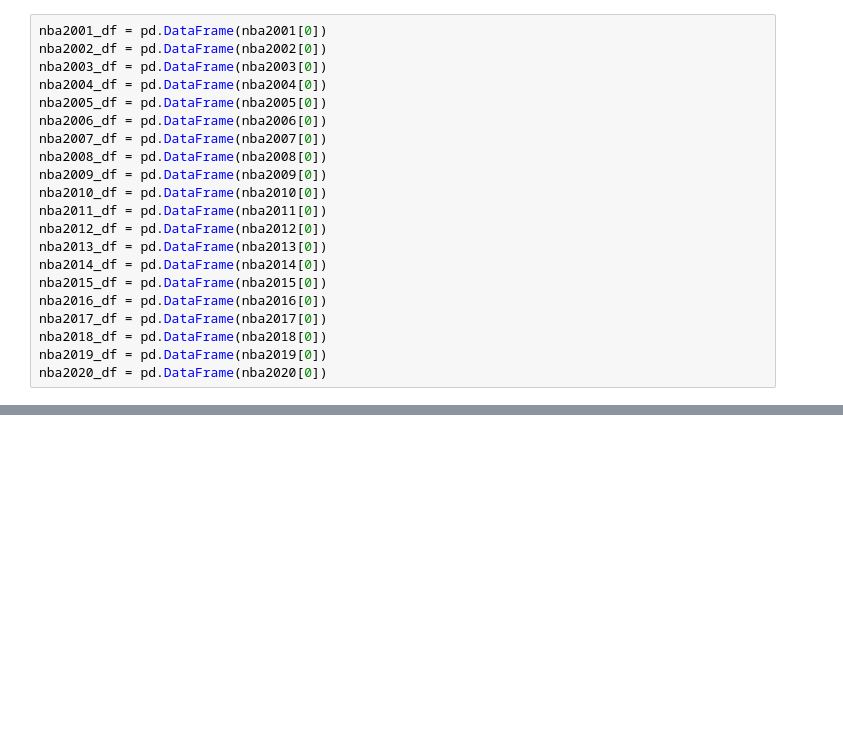
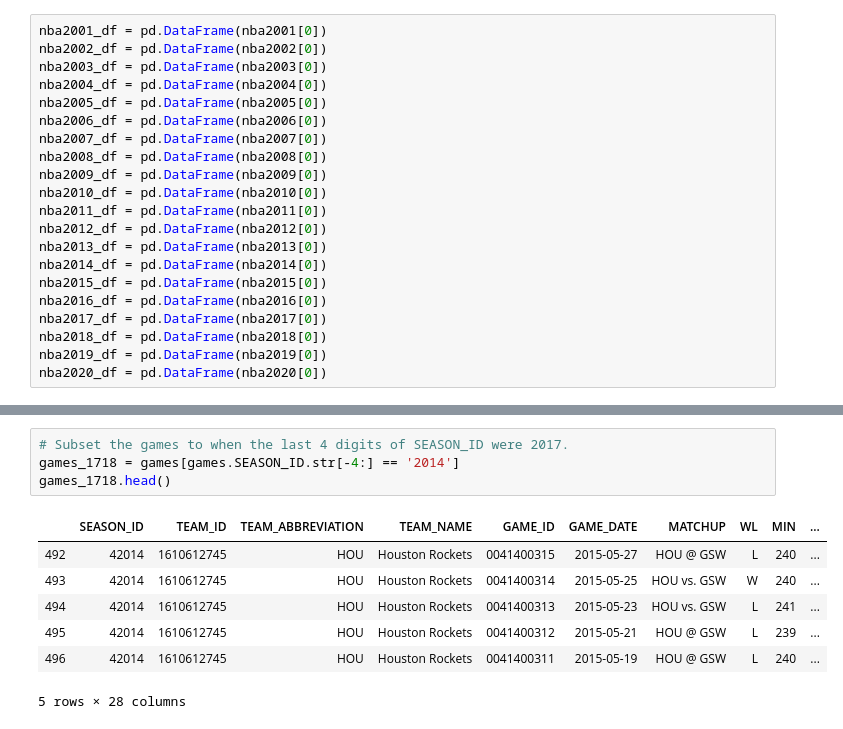
Before and after one commit to brentgarbe/Group6Repo, a Jupyter notebook: Data_Exploration.ipynb, the cells around one changed output, grey strips where cells are left out. Cells and saved outputs as stored; diff of their text form; blank space fills up the shorter version.

```diff
--- a/Data_Exploration.ipynb
+++ b/Data_Exploration.ipynb
@@ -56,0 +170,12 @@ nba2020_df = pd.DataFrame(nba2020[0])
+# %%
+# Subset the games to when the last 4 digits of SEASON_ID were 2017.
+games_1718 = games[games.SEASON_ID.str[-4:] == '2014']
+games_1718.head()
+# %% [output]
+|  | SEASON_ID | TEAM_ID | TEAM_ABBREVIATION | TEAM_NAME | GAME_ID | GAME_DATE | MATCHUP | WL | MIN | ... |
+| 492 | 42014 | 1610612745 | HOU | Houston Rockets | 0041400315 | 2015-05-27 | HOU @ GSW | L | 240 | ... |
+| 493 | 42014 | 1610612745 | HOU | Houston Rockets | 0041400314 | 2015-05-25 | HOU vs. GSW | W | 240 | ... |
+| 494 | 42014 | 1610612745 | HOU | Houston Rockets | 0041400313 | 2015-05-23 | HOU vs. GSW | L | 241 | ... |
+| 495 | 42014 | 1610612745 | HOU | Houston Rockets | 0041400312 | 2015-05-21 | HOU @ GSW | L | 239 | ... |
+| 496 | 42014 | 1610612745 | HOU | Houston Rockets | 0041400311 | 2015-05-19 | HOU @ GSW | L | 240 | ... |
+5 rows × 28 columns
```
Also changed, not shown: parts of 20 cells of this notebook.
